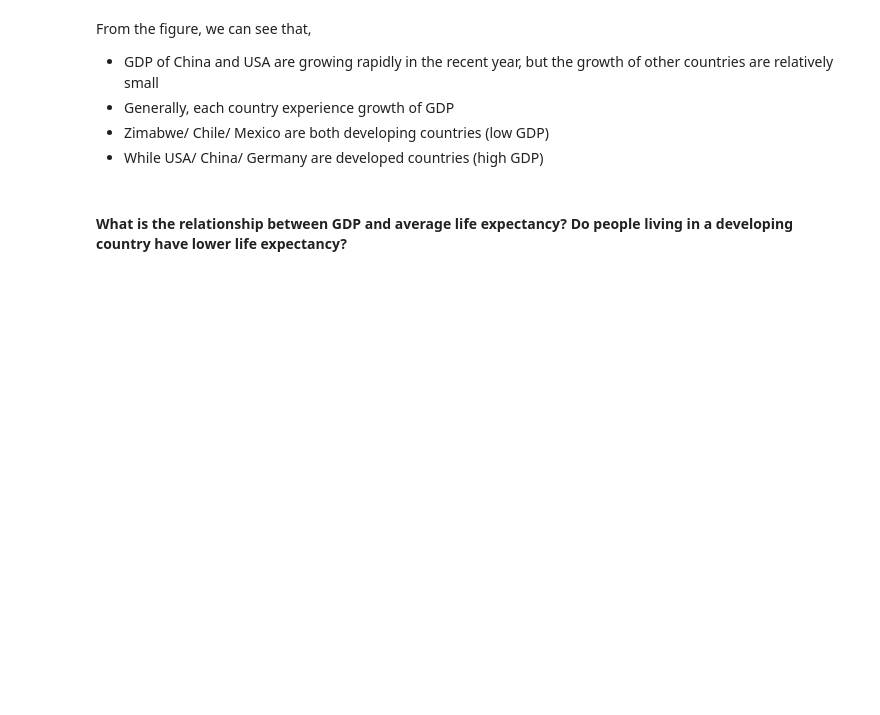
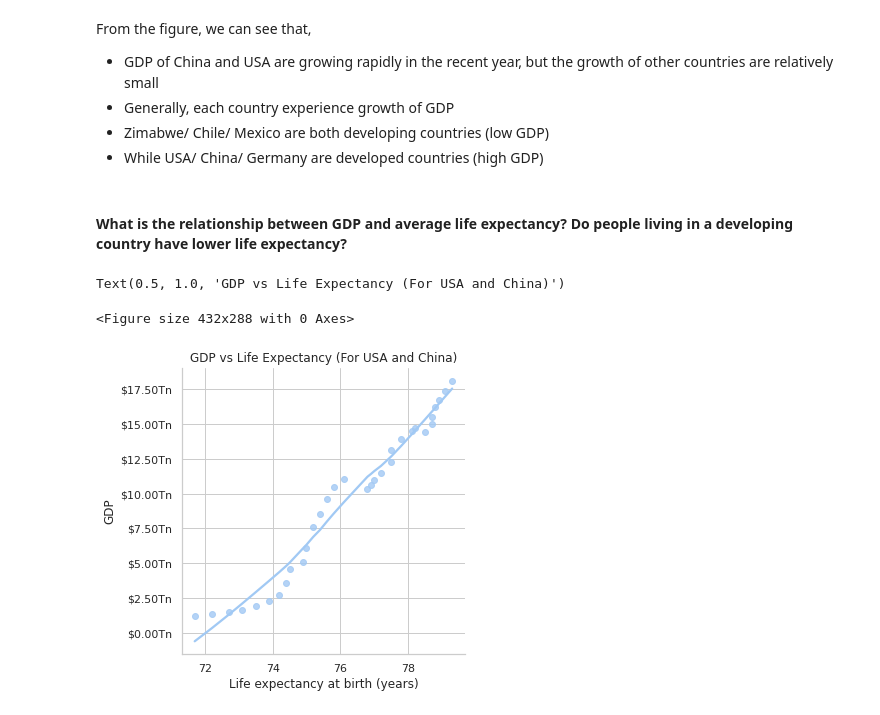
Before and after one commit to hktikhin/life-expectancy-gdp, a Jupyter notebook: life_expectancy_gdp.ipynb, the cells around one changed output. Cells and saved outputs as stored; diff of their text form; code cells hidden in the pictures; blank space fills up the shorter version.

```diff
--- a/life_expectancy_gdp.ipynb
+++ b/life_expectancy_gdp.ipynb
@@ -125,3 +126,19 @@ From the figure, we can see that,
 - While USA/ China/ Germany are developed countries (high GDP)
 # %% [markdown]
 #### What is the relationship between GDP and average life expectancy? Do people living in a developing country have lower life expectancy?
+# %%
+plt.clf()
+g = sns.lmplot(
+    data = df[np.isin(df.Country, ["United States of America", "China"])],
+    x = "Life expectancy at birth (years)",
+    y = "GDP",
+    #hue = "Country",
+    lowess = True
+)
+g.ax.formatter = FuncFormatter(trillion)
+g.ax.yaxis.set_major_formatter(formatter)
+g.ax.set_title("GDP vs Life Expectancy (For USA and China)")
+# %% [output]
+Text(0.5, 1.0, 'GDP vs Life Expectancy (For USA and China)')
+<Figure size 432x288 with 0 Axes>
+[figure, added]
```
Also changed, not shown: parts of 14 cells of this notebook.
